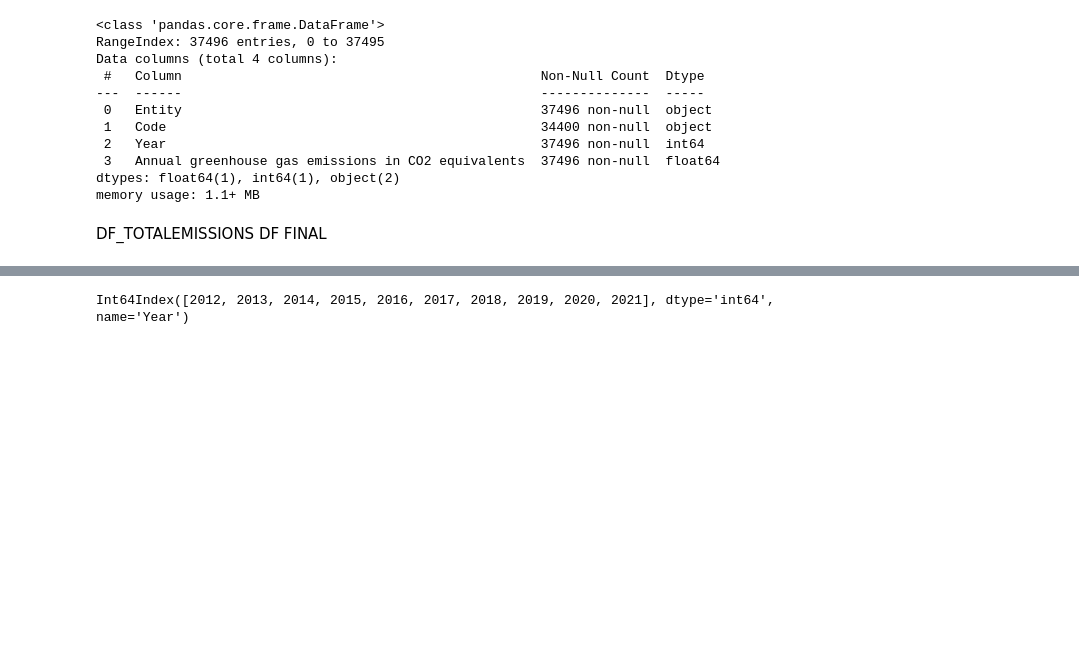
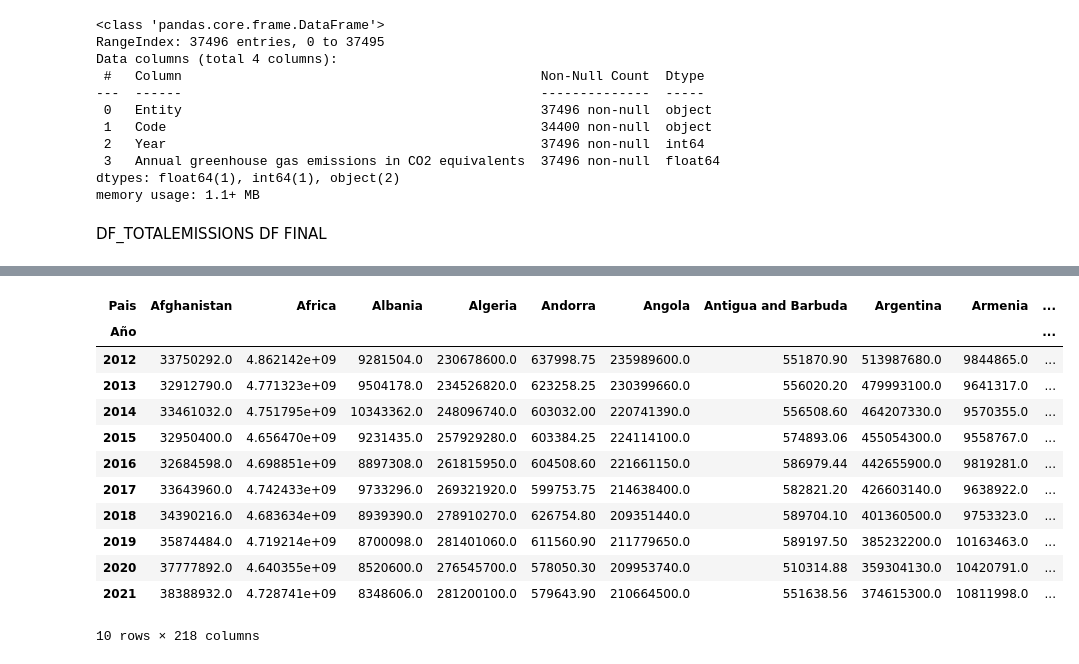
Before and after one commit to JuditRoca/Carnic_impact_EDA, a Jupyter notebook: Global.ipynb, the cells around one changed output, grey strips where cells are left out. Cells and saved outputs as stored; diff of their text form; code cells hidden in the pictures; blank space fills up the shorter version.

```diff
--- a/Global.ipynb
+++ b/Global.ipynb
@@ -51,4 +34,18 @@ df_totalemissions
-# %%
-df_totalemissions.columns
-# %% [output]
-Int64Index([2012, 2013, 2014, 2015, 2016, 2017, 2018, 2019, 2020, 2021], dtype='int64', name='Year')
+# %%
+#Nos quedamos solo con los años post 2013
+df_totalemissions = df_pre.loc[2012:,::]
+df_totalemissions
+# %% [output]
+| Pais | Afghanistan | Africa | Albania | Algeria | Andorra | Angola | Antigua and Barbuda | Argentina | Armenia | ... |
+| Año |  |  |  |  |  |  |  |  |  | ... |
+| 2012 | 33750292.0 | 4.862142e+09 | 9281504.0 | 230678600.0 | 637998.75 | 235989600.0 | 551870.90 | 513987680.0 | 9844865.0 | ... |
+| 2013 | 32912790.0 | 4.771323e+09 | 9504178.0 | 234526820.0 | 623258.25 | 230399660.0 | 556020.20 | 479993100.0 | 9641317.0 | ... |
+| 2014 | 33461032.0 | 4.751795e+09 | 10343362.0 | 248096740.0 | 603032.00 | 220741390.0 | 556508.60 | 464207330.0 | 9570355.0 | ... |
+| 2015 | 32950400.0 | 4.656470e+09 | 9231435.0 | 257929280.0 | 603384.25 | 224114100.0 | 574893.06 | 455054300.0 | 9558767.0 | ... |
+| 2016 | 32684598.0 | 4.698851e+09 | 8897308.0 | 261815950.0 | 604508.60 | 221661150.0 | 586979.44 | 442655900.0 | 9819281.0 | ... |
+| 2017 | 33643960.0 | 4.742433e+09 | 9733296.0 | 269321920.0 | 599753.75 | 214638400.0 | 582821.20 | 426603140.0 | 9638922.0 | ... |
+| 2018 | 34390216.0 | 4.683634e+09 | 8939390.0 | 278910270.0 | 626754.80 | 209351440.0 | 589704.10 | 401360500.0 | 9753323.0 | ... |
+| 2019 | 35874484.0 | 4.719214e+09 | 8700098.0 | 281401060.0 | 611560.90 | 211779650.0 | 589197.50 | 385232200.0 | 10163463.0 | ... |
+| 2020 | 37777892.0 | 4.640355e+09 | 8520600.0 | 276545700.0 | 578050.30 | 209953740.0 | 510314.88 | 359304130.0 | 10420791.0 | ... |
+| 2021 | 38388932.0 | 4.728741e+09 | 8348606.0 | 281200100.0 | 579643.90 | 210664500.0 | 551638.56 | 374615300.0 | 10811998.0 | ... |
+10 rows × 218 columns
```
Also changed, not shown: parts of 8 cells of this notebook, 1 other file.
